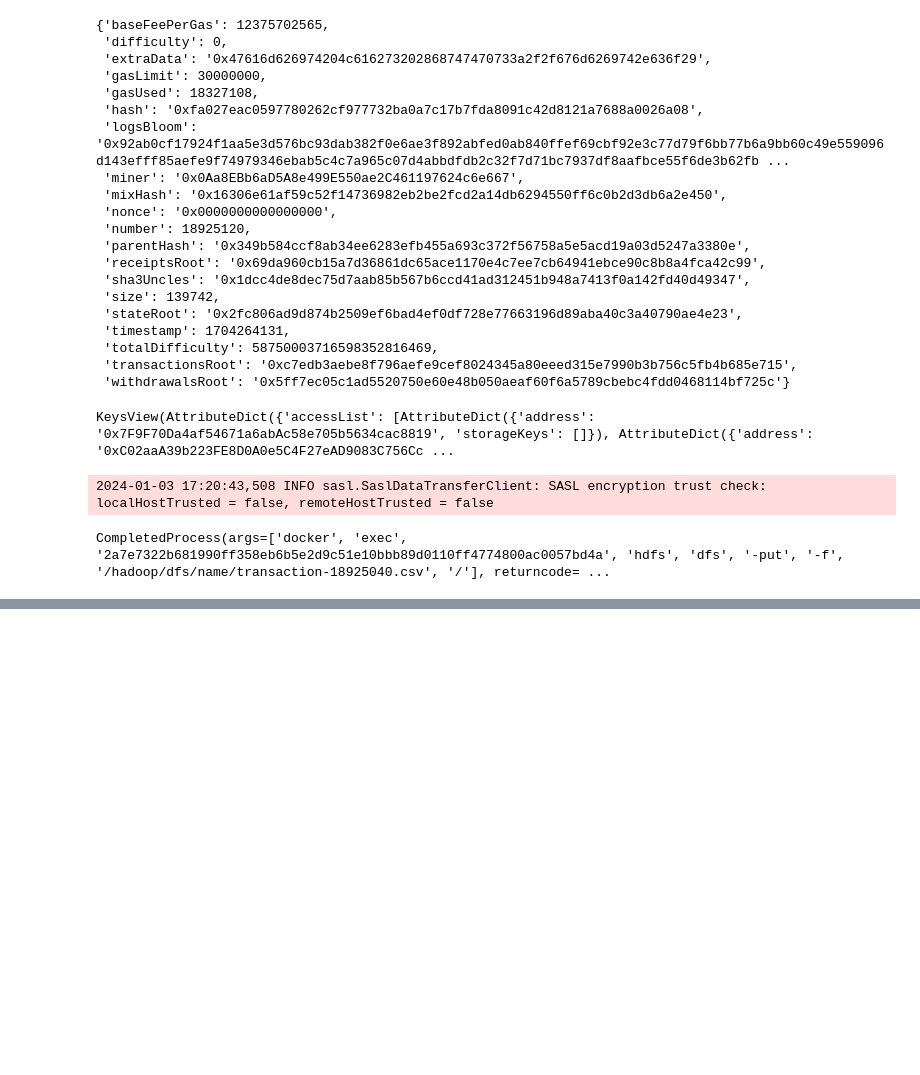
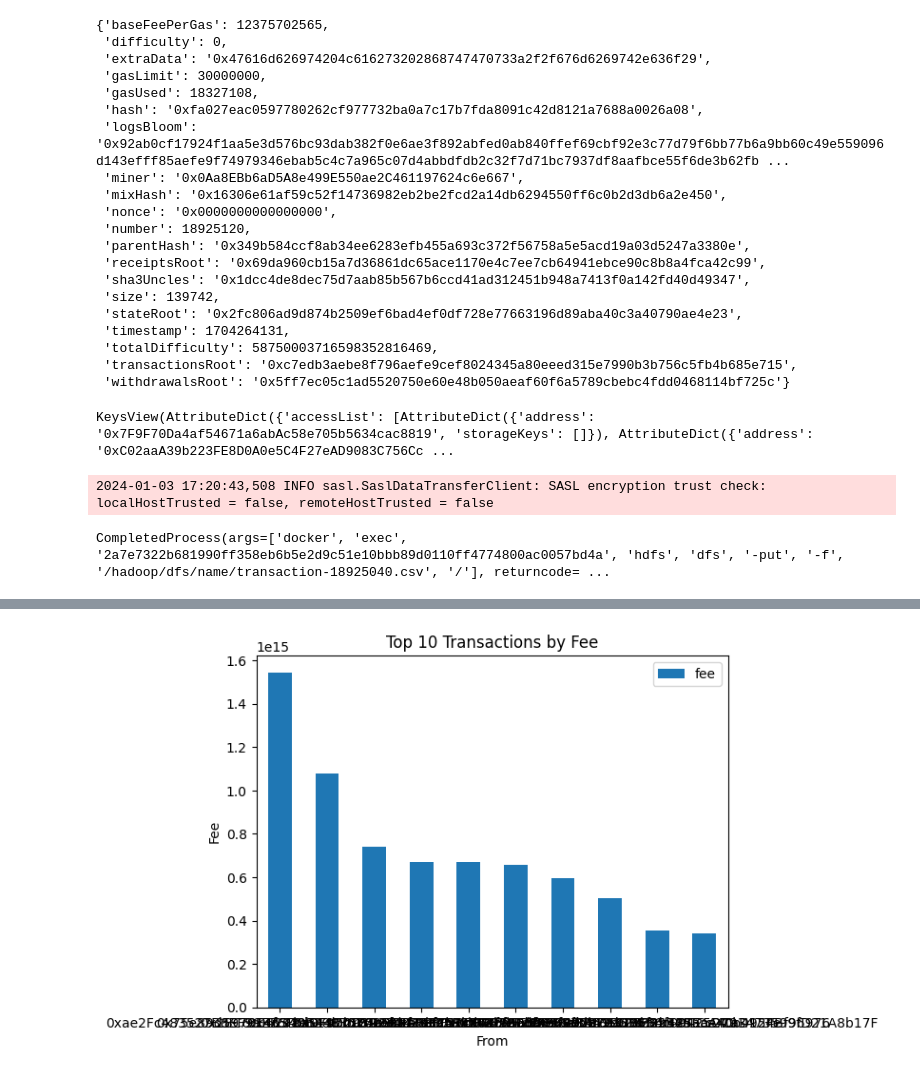
Before and after one commit to OnlySekai/Hadoop-Spark-Airflow, a Jupyter notebook: crawler/notebook.ipynb, the cells around one changed output, grey strips where cells are left out. Drawn from its saved outputs; the diff is of its cells as text; code cells hidden in the pictures; blank space fills up the shorter version.

```diff
--- a/crawler/notebook.ipynb
+++ b/crawler/notebook.ipynb
@@ -175,9 +175,21 @@ subprocess.run(command.split(' '))
 CompletedProcess(args=['docker', 'exec', '2a7e7322b681990ff358eb6b5e2d9c51e10bbb89d0110ff4774800ac0057bd4a', 'hdfs', 'dfs', '-put', '-f', '/hadoop/dfs/name/transaction-18925040.csv', '/'], returncode= ...
 # %%
 from pyspark.sql import SparkSession
+# from pyspark import SparkContext, SparkConf
+from pyspark.sql.functions import col
+# sc = SparkContext.getOrCreate(
+#     SparkConf().setMaster("spark://spark-master:7077"))
 spark = SparkSession.builder.appName('app').getOrCreate()
-
-df = spark.read.csv('hdfs://localhost:9000/transaction*.csv', header=True, inferSchema=True)
-
-df.count()
+spark.read.csv('hdfs://localhost:9000/transaction*.csv',
+                    header=True, inferSchema=True).createOrReplaceTempView("transactions")
+df_fee = spark.sql("""
+    SELECT `from`, SUM(gasPrice) AS fee
+    FROM (
+        SELECT *
+        FROM transactions
+        WHERE CAST(gasPrice AS FLOAT) IS NOT NULL
+    )
+    GROUP BY `from`
+    ORDER BY fee DESC
+""")
 # %% [output]
@@ -207,0 +197,14 @@ standalone | Shutting down components
+# %%
+import matplotlib.pyplot as plt
+
+# Chuyển đổi DataFrame Spark thành DataFrame Pandas
+pandas_df = df_fee.limit(10).toPandas()
+
+# Tạo biểu đồ cột
+pandas_df.plot.bar(x='from', y='fee', rot=0)
+plt.xlabel('From')
+plt.ylabel('Fee')
+plt.title('Top 10 Transactions by Fee')
+plt.show()
+# %% [output]
+[figure, added]
```
Also changed, not shown: parts of 2 cells of this notebook, 25 other files.
